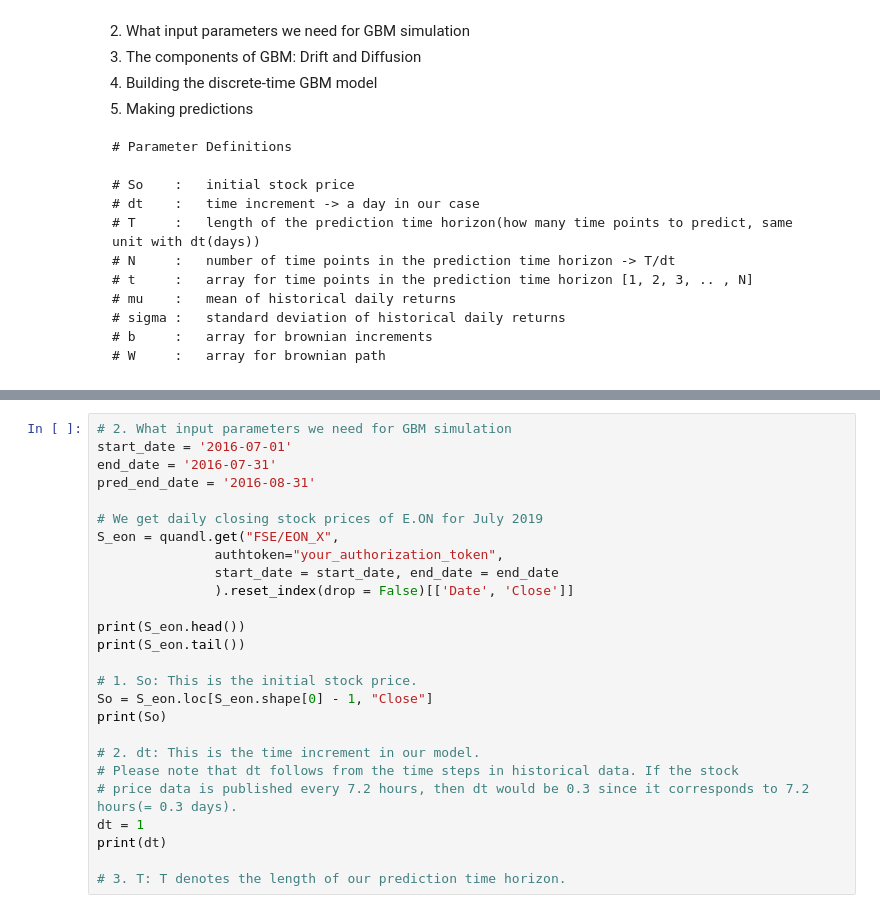
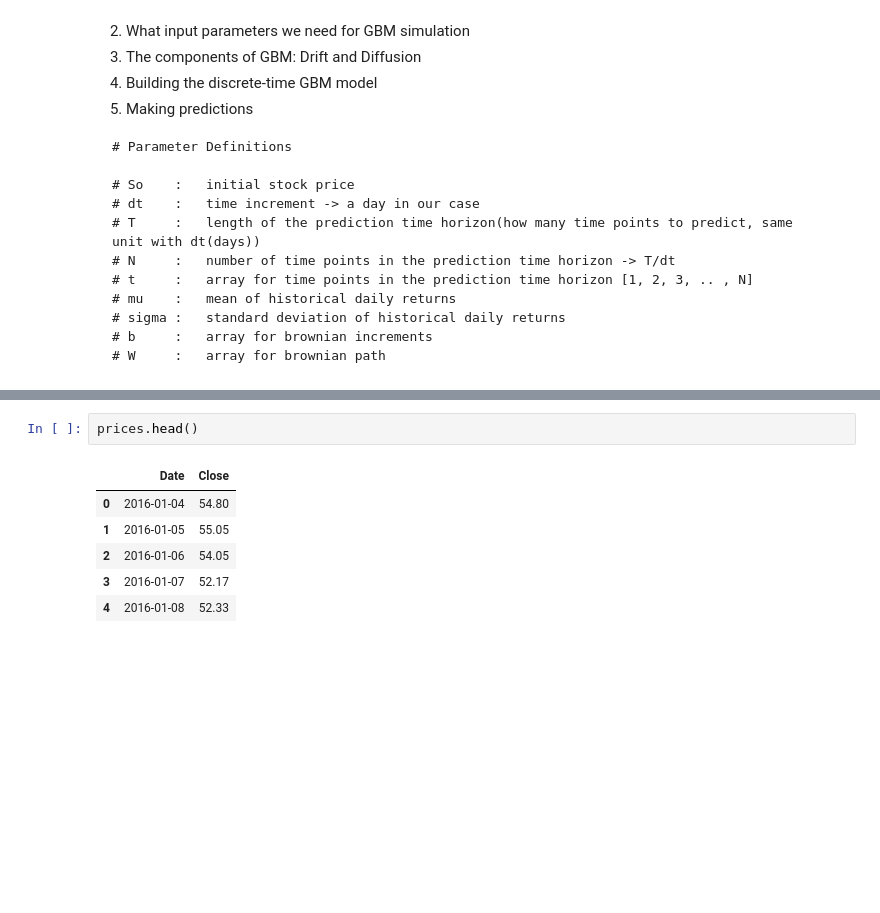
Before and after one commit to OmkarMehta/SSFwithNODE, a Jupyter notebook: pyddm-exploration/pyddm_understanding.ipynb, the cells around one changed output, grey strips where cells are left out. Drawn from its saved outputs; the diff is of its cells as text; blank space fills up the shorter version.

```diff
--- a/pyddm-exploration/pyddm_understanding.ipynb
+++ b/pyddm-exploration/pyddm_understanding.ipynb
@@ -464,26 +491,9 @@ plt.show()
-# %%
-# 2. What input parameters we need for GBM simulation
-start_date = '2016-07-01'
-end_date = '2016-07-31'
-pred_end_date = '2016-08-31'
-
-# We get daily closing stock prices of E.ON for July 2019
-S_eon = quandl.get("FSE/EON_X",
-               authtoken="your_authorization_token",
-               start_date = start_date, end_date = end_date
-               ).reset_index(drop = False)[['Date', 'Close']]
-
-print(S_eon.head())
-print(S_eon.tail())
-
-# 1. So: This is the initial stock price.
-So = S_eon.loc[S_eon.shape[0] - 1, "Close"]
-print(So)
-
-# 2. dt: This is the time increment in our model.
-# Please note that dt follows from the time steps in historical data. If the stock
-# price data is published every 7.2 hours, then dt would be 0.3 since it corresponds to 7.2 hours(= 0.3 days).
-dt = 1
-print(dt)
-
-# 3. T: T denotes the length of our prediction time horizon.
+# %%
+prices.head()
+# %% [output]
+|  | Date | Close |
+| 0 | 2016-01-04 | 54.80 |
+| 1 | 2016-01-05 | 55.05 |
+| 2 | 2016-01-06 | 54.05 |
+| 3 | 2016-01-07 | 52.17 |
+| 4 | 2016-01-08 | 52.33 |
```
Also changed, not shown: parts of 7 cells of this notebook.
